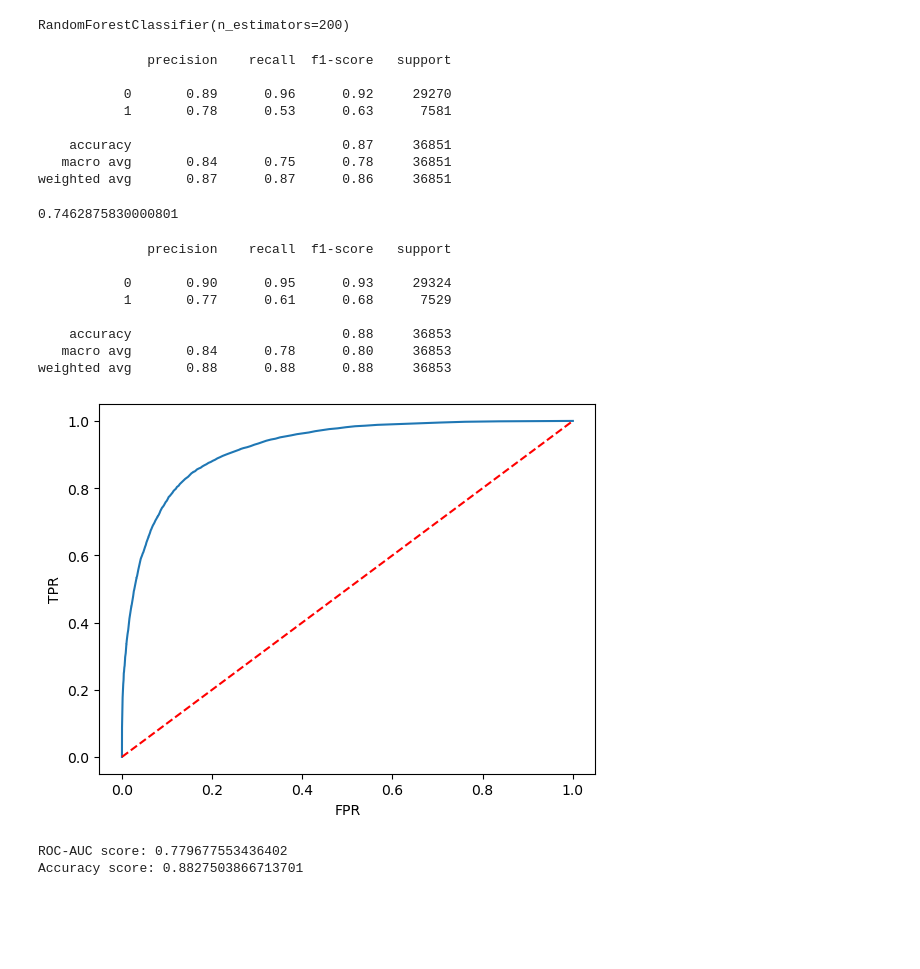
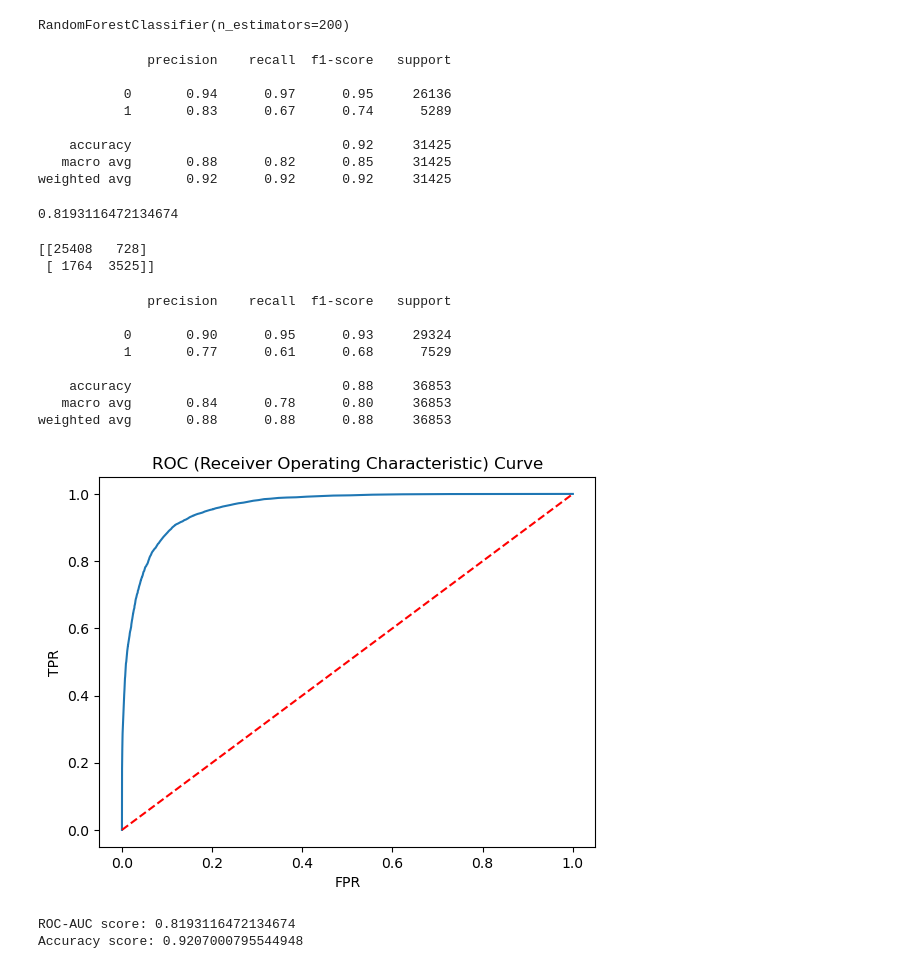
Before and after one commit to RBelgundi-6475/Term_Project_CS5644, a Jupyter notebook: Term_Project.ipynb, the cells around one changed output. Cells and saved outputs as stored; diff of their text form; code cells hidden in the pictures; blank space fills up the shorter version.

```diff
--- a/Term_Project.ipynb
+++ b/Term_Project.ipynb
@@ -530,14 +530,16 @@ Index(['ID', 'Severity', 'Start_Time', 'End_Time', 'Start_Lat', 'Start_Lng',
       dtype='object')
 # %%
 # We are skipping the geography based columns,
-features_to_drop = ['ID','Start_Time','End_Time','Start_Lat','Start_Lng','End_Lat','End_Lng','Description','Number','Street',
+features_to_drop = ['ID','Start_Time','End_Time','Start_Lng','End_Lng','Description','Number','Street',
                     'Side','City','County','State','Zipcode','Country','Timezone','start_year','end_year','duration_year',
                     'start_month','end_month','start_hour','end_hour', 'Nautical_Twilight','Astronomical_Twilight','Wind_Chill(F)','Wind_Direction','Airport_Code','Weather_Timestamp',
                     'Wind_Speed(mph)','Weather_Condition','Sunrise_Sunset']
-# Weather_Condition
+# Weather_Condition(dropped)
 # 'duration_hours'
 # 'Civil_Twilight'(try)
 # 'Pressure(in)'
+# 'Start_Lat'
+# 'End_Lat'
 # %%
 # ---------------------------------------Encode Categorical Values-----------------------------
 # %%
@@ -693,21 +701,32 @@ RandomForestClassifier(n_estimators=200)
 # %%
 y_pred = rfc_base.predict(X_test[features])
 # %%
-
+# ------------------------------------Current Highest----------------------------------------------
+# n_estimators = 200, duration_hours,civil_twilight,pressure(in),start_lat,end_lat included
 # from sklearn.metrics import classification_report
 print(classification_report(y_test,y_pred))
 # %% [output]
               precision    recall  f1-score   support
 
-           0       0.89      0.96      0.92     29270
-           1       0.78      0.53      0.63      7581
+           0       0.94      0.97      0.95     26136
+           1       0.83      0.67      0.74      5289
 
-    accuracy                           0.87     36851
-   macro avg       0.84      0.75      0.78     36851
-weighted avg       0.87      0.87      0.86     36851
+    accuracy                           0.92     31425
+   macro avg       0.88      0.82      0.85     31425
+weighted avg       0.92      0.92      0.92     31425
 # %%
 # from sklearn.metrics import roc_auc_score
 print(roc_auc_score(y_test,y_pred))
 # %% [output]
-0.7462875830000801
+0.8193116472134674
+# %%
+# -------------------------------Confusion Matrix------------------------------
+print(metrics.confusion_matrix(y_test,y_pred))
+# Interpret result as:
+#     0           1   (Predicted)
+# 0: 25408(TN)   728(FP)
+# 1: 1764(FN)    3525(TP)
+# %% [output]
+[[25408   728]
+ [ 1764  3525]]
 # %%
@@ -726,20 +745,21 @@ weighted avg       0.88      0.88      0.88     36853
 # %%
 y_proba_rfc = rfc_base.predict_proba(X_test[features])[::,-1] # 200 trees
 rfc_fpr, rfc_tpr,_ = metrics.roc_curve(y_test,y_proba_rfc)
 auc_rfc = roc_auc_score(y_test,y_proba_rfc)
 plt.plot(rfc_fpr, rfc_tpr, label = f'Random Forest auc = {auc_rfc:.3f}' )
 plt.plot(rfc_fpr, rfc_fpr, 'r--')
 plt.xlabel('FPR')
 plt.ylabel('TPR')
+plt.title('ROC (Receiver Operating Characteristic) Curve')
 plt.show()
 # y_proba_svm = model_SVC.predict_proba(X_test)[::,-1]
 # %% [output]
-[figure, old version]
+[figure, new version]
 # %%
 # ------------------------------------Current Highest----------------------------------------------
 # n_estimators = 200, duration_hours included
 print('ROC-AUC score:',roc_auc_score(y_test,y_pred))
 print('Accuracy score:',metrics.accuracy_score(y_test,y_pred))
 # %% [output]
-ROC-AUC score: 0.779677553436402
-Accuracy score: 0.8827503866713701
+ROC-AUC score: 0.8193116472134674
+Accuracy score: 0.9207000795544948
```
Also changed, not shown: parts of 13 cells of this notebook.
